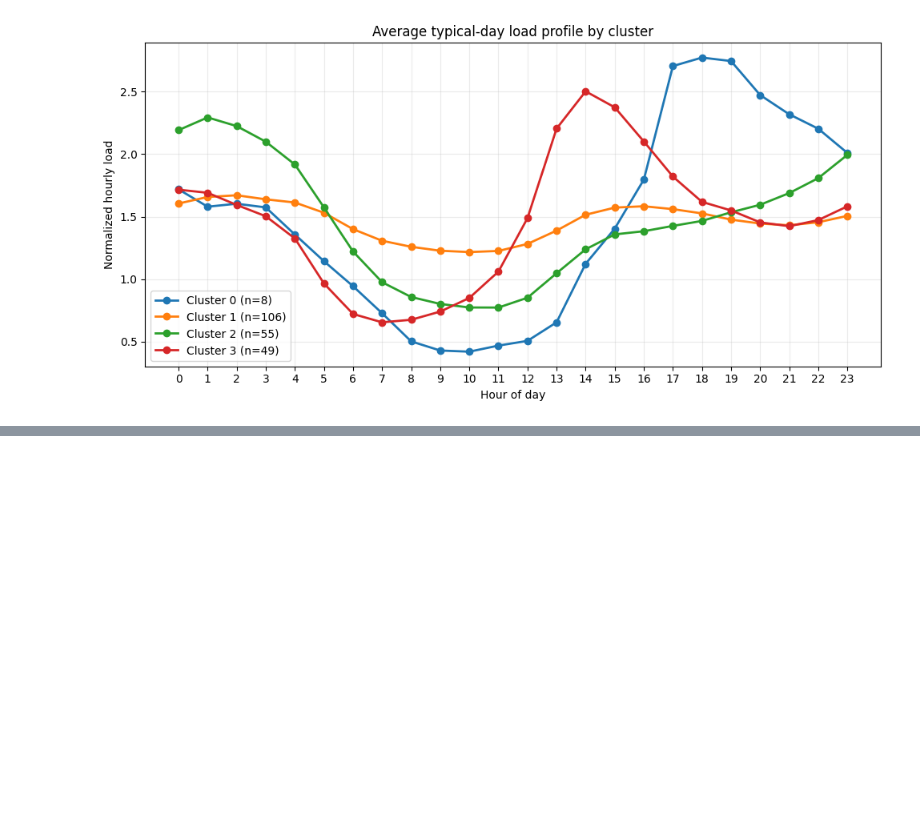
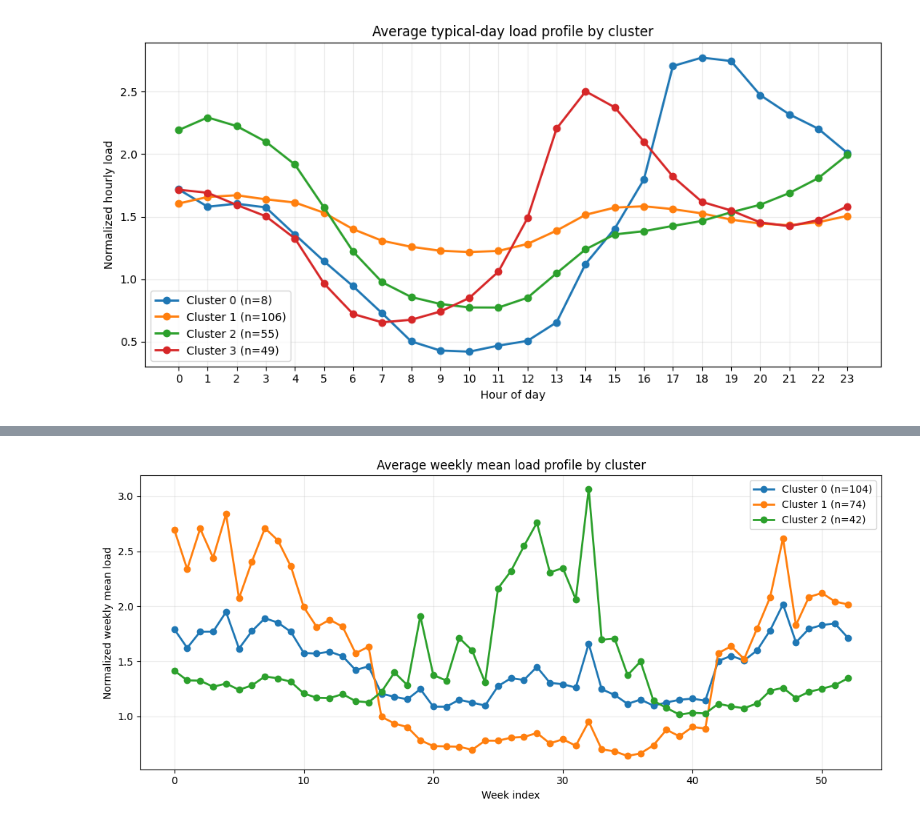
Before and after one commit to AmberJiayuSu/OBGeneration, a Jupyter notebook: validation/notebooks/load_proc.ipynb, the cells around one changed output, grey strips where cells are left out. Cells and saved outputs as stored; diff of their text form; code cells hidden in the pictures; blank space fills up the shorter version.

```diff
--- a/validation/notebooks/load_proc.ipynb
+++ b/validation/notebooks/load_proc.ipynb
@@ -370,0 +486,25 @@ plt.show()
+# %%
+weekly_mean_cluster_profiles = weekly_mean_features_for_clustering.join(weekly_mean_cluster_assignments)
+weekly_mean_cluster_average = weekly_mean_cluster_profiles.groupby("weekly_mean_cluster").mean()
+weekly_mean_cluster_counts = weekly_mean_cluster_assignments["weekly_mean_cluster"].value_counts().sort_index()
+
+fig, ax = plt.subplots(figsize=(11, 5))
+weeks = np.arange(weekly_mean_cluster_average.shape[1])
+for cluster_id, profile in weekly_mean_cluster_average.iterrows():
+    ax.plot(
+        weeks,
+        profile.values,
+        marker="o",
+        linewidth=2,
+        label=f"Cluster {cluster_id} (n={weekly_mean_cluster_counts.loc[cluster_id]})",
+    )
+
+ax.set_title("Average weekly mean load profile by cluster")
+ax.set_xlabel("Week index")
+ax.set_ylabel("Normalized weekly mean load")
+ax.grid(True, alpha=0.25)
+ax.legend()
+plt.tight_layout()
+plt.show()
+# %% [output]
+[figure, added]
```
Also changed, not shown: parts of 12 cells of this notebook.
